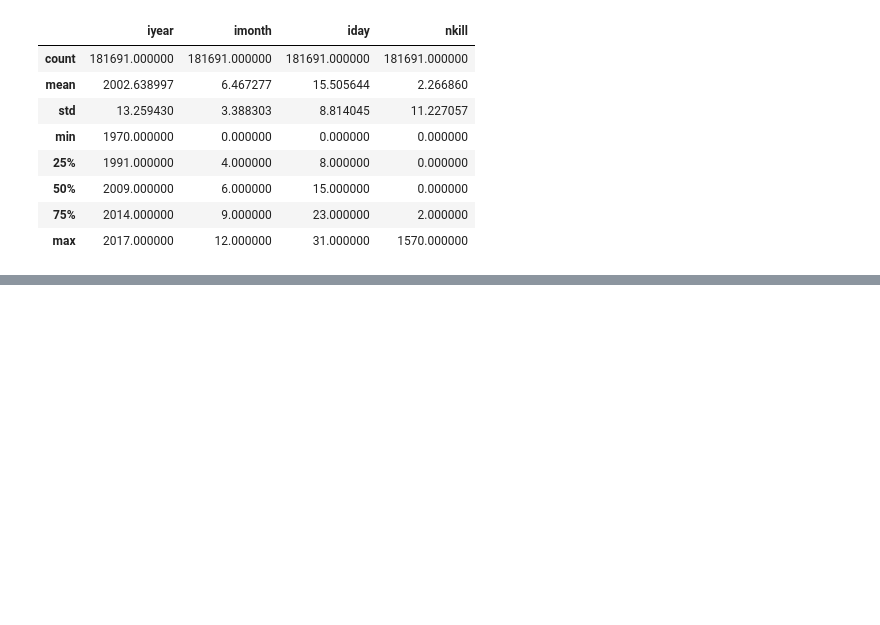
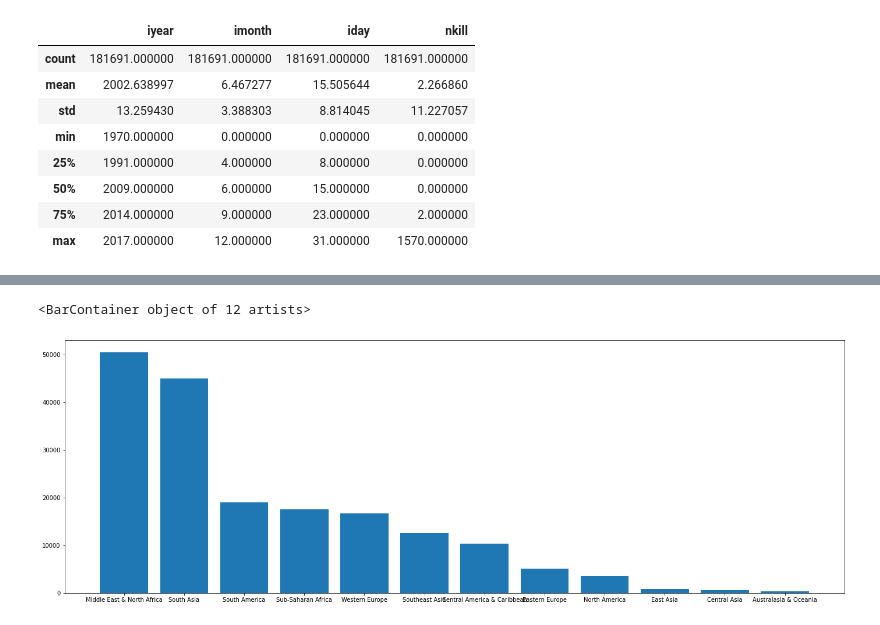
Before and after one commit to coder-harshil/global-terrorism-analysis, a Jupyter notebook: Capstone_Project_EDA_Global_Terrorism_Analysis.ipynb, the cells around one changed output, grey strips where cells are left out. Drawn from its saved outputs; the diff is of its cells as text; code cells hidden in the pictures; blank space fills up the shorter version.

```diff
--- a/Capstone_Project_EDA_Global_Terrorism_Analysis.ipynb
+++ b/Capstone_Project_EDA_Global_Terrorism_Analysis.ipynb
@@ -133,0 +136,6 @@ terror_df.to_excel("/content/drive/MyDrive/AlmaBetter/Capstone Project - EDA/ter
+# %%
+#Making a new dataframe grouped by region
+
+top_affected_region = terror_df['region_txt'].value_counts().reset_index()
+top_affected_region.columns = ['region','attacks']
+top_affected_region
@@ -133,0 +156,8 @@ terror_df.to_excel("/content/drive/MyDrive/AlmaBetter/Capstone Project - EDA/ter
+# %%
+#Plotting regions vs number of attacks faced
+
+fig = plt.figure(figsize =(24,8))
+plt.bar(top_affected_region['region'], top_affected_region['attacks'])
+# %% [output]
+<BarContainer object of 12 artists>
+[figure, added]
```
Also changed, not shown: parts of 9 cells of this notebook.
